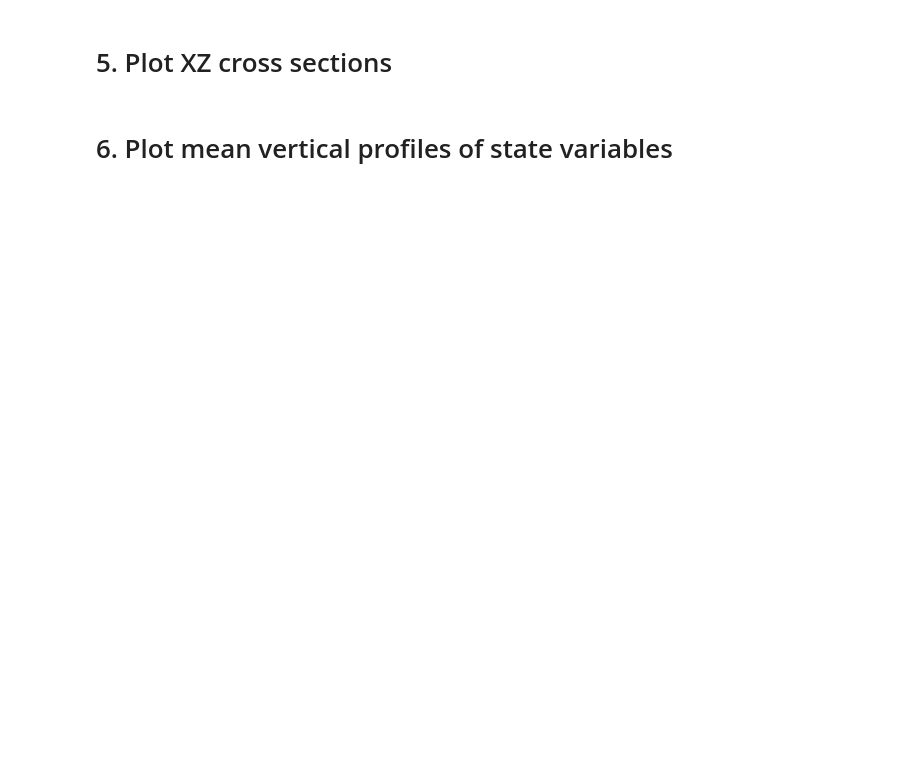
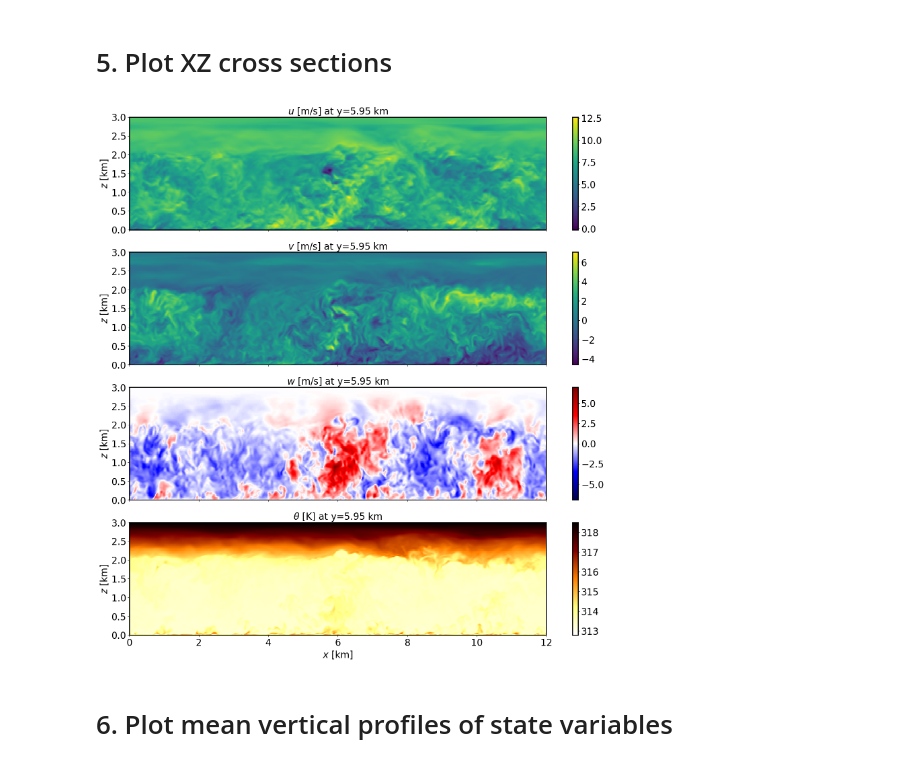
Before and after one commit to miguel-sg-2/FastEddy-model, a Jupyter notebook: tutorials/notebooks/MAKE_FE_TUTORIAL_PLOTS.ipynb, the cells around one changed output. Cells and saved outputs as stored; diff of their text form; code cells hidden in the pictures; blank space fills up the shorter version.

```diff
--- a/tutorials/notebooks/MAKE_FE_TUTORIAL_PLOTS.ipynb
+++ b/tutorials/notebooks/MAKE_FE_TUTORIAL_PLOTS.ipynb
@@ -24,18 +31,18 @@ check_imports()
 ##########################
 # BEGIN USER EDIT REGION #
 ##########################
-path_base = "INSERT_PATH_TO_YOUR_RUN_DIRECTORY"
+path_base = "INSERT_PATH_TO_YOUR_RUN_DIRECTORY\"
 path_end = "/output/"      # FOR EACH CASE, SUBDIRECTORY PATHS TO OUTPUT
 
-save_plot_opt = 1          # 0-DO NOT SAVE PLOTS, 1-SAVE PLOTS
+save_plot_opt = 0 # 1          # 0-DO NOT SAVE PLOTS, 1-SAVE PLOTS
 
-case = 'neutral' # USER SELECTED CASE: 'stable', 'convective', 'neutral', 'canopy', 'offshore'
+case = 'convective' # USER SELECTED CASE: 'stable', 'convective', 'neutral', 'canopy', 'offshore', 'dispersion'
 
 if (case=='neutral'):
     zChoose = 100.0 # VERTICAL HEIGHT TO MAKE XY PLOTS
     z_max = 1000.0 # maximum height to plot in the vertical crossections/profiles
     cases_FE = ['Example01_NBL'] # SUBDIRECTORY PATHS TO EACH CASE
-    output_base = ["FE_NBL."] # OUTPUT FILE NAMES FOR EACH CASE (NBL: NEUTRAL, CBL: CONVECTIVE, and SBL: STABLE)
+    output_base = ["FE_NBL."] # OUTPUT FILE NAMES FOR EACH CASE
     FE_timestep = ['630000'] # FINAL TIME STEPS OF CASES
     FE_timestep_avg = ['540000','555000','570000','585000','600000','615000','630000'] # Output files used for temporal averaging
     path_figure = path_base + cases_FE[0] + '/FIGS/' # BASE PATH TO FIGURES IF save_plot_opt=1
@@ -47,7 +54,7 @@ elif (case=='convective'):
     zChoose = 500.0 # VERTICAL HEIGHT TO MAKE XY PLOTS
     z_max = 3000.0 # maximum height to plot in the vertical crossections/profiles
     cases_FE = ['Example02_CBL'] # SUBDIRECTORY PATHS TO EACH CASE
-    output_base = ["FE_CBL."] # OUTPUT FILE NAMES FOR EACH CASE (NBL: NEUTRAL, CBL: CONVECTIVE, and SBL: STABLE)
+    output_base = ["FE_CBL."] # OUTPUT FILE NAMES FOR EACH CASE
     FE_timestep = ['288000'] # FINAL TIME STEPS OF CASES
     FE_timestep_avg = ['216000','228000','240000','252000','264000','276000','288000'] # Output files used for temporal averaging
     path_figure = path_base + cases_FE[0] + '/FIGS/' # BASE PATH TO FIGURES IF save_plot_opt=1
@@ -59,7 +66,7 @@ elif (case=='stable'):
     zChoose = 50.0 # VERTICAL HEIGHT TO MAKE XY PLOTS
     z_max = 300.0 # maximum height to plot in the vertical crossections/profiles
     cases_FE = ['Example03_SBL'] # SUBDIRECTORY PATHS TO EACH CASE
-    output_base = ["FE_SBL."] # OUTPUT FILE NAMES FOR EACH CASE (NBL: NEUTRAL, CBL: CONVECTIVE, and SBL: STABLE)
+    output_base = ["FE_SBL."] # OUTPUT FILE NAMES FOR EACH CASE
     FE_timestep = ['8640000'] # FINAL TIME STEPS OF CASES
     FE_timestep_avg = ['7992000','8100000','8208000','8316000','8424000','8532000','8640000'] # Output files used for temporal averaging
     path_figure = path_base + cases_FE[0] + '/FIGS/' # BASE PATH TO FIGURES IF save_plot_opt=1
@@ -72,7 +79,7 @@ elif (case=='canopy'):
     z_max = 300.0 # maximum height to plot in the vertical crossections/profiles
     z_canopy = 30.0
     cases_FE = ['Example05_CANOPY'] # SUBDIRECTORY PATHS TO EACH CASE
-    output_base = ["FE_CANOPY."] # OUTPUT FILE NAMES FOR EACH CASE (NBL: NEUTRAL, CBL: CONVECTIVE, and SBL: STABLE)
+    output_base = ["FE_CANOPY."] # OUTPUT FILE NAMES FOR EACH CASE
     FE_timestep = ['1440000'] # FINAL TIME STEPS OF CASES
     FE_timestep_avg = ['1260000','1290000','1320000','1350000','1380000','1410000','1440000'] # Output files used for temporal averaging
     path_figure = path_base + cases_FE[0] + '/FIGS/' # BASE PATH TO FIGURES IF save_plot_opt=1
@@ -82,11 +89,28 @@ elif (case=='canopy'):
     zline_val = z_canopy
 elif (case=='offshore'):
     zChoose = 500.0 # VERTICAL HEIGHT TO MAKE XY PLOTS
-    z_max = 2000.0 # 1500.0 # maximum height to plot in the vertical crossections/profiles
+    z_max = 2000.0 # maximum height to plot in the vertical crossections/profiles
     cases_FE = ['Example06_OFFSHORE'] # SUBDIRECTORY PATHS TO EACH CASE
-    output_base = ["FE_OFFSHORE."] # OUTPUT FILE NAMES FOR EACH CASE (NBL: NEUTRAL, CBL: CONVECTIVE, and SBL: STABLE)
+    output_base = ["FE_OFFSHORE."] # OUTPUT FILE NAMES FOR EACH CASE
     FE_timestep = ['360000'] # FINAL TIME STEPS OF CASES
     FE_timestep_avg = ['315000','322500','330000','337500','345000','352500','360000'] # Output files used for temporal averaging
+    path_figure = path_base + cases_FE[0] + '/FIGS/' # BASE PATH TO FIGURES IF save_plot_opt=1
+    sizeX_XZ = 12
+    sizeY_XZ = 12
+    zline_opt = 0
+    zline_val = zChoose
+elif (case=='dispersion'):
+    zChoose = 3.0 # VERTICAL HEIGHT TO MAKE XY PLOTS
+    zDisper = 30.0 # 65.0 # VERTICAL HEIGHT TO MAKE XY PLOTS
+    xDisper = [1400,1750,2000] # [1400,1600,1800,2000]
+    z_max = 1000.0 # maximum height to plot in the vertical crossections/profiles
+    cases_FE = ['Example07_DISPERSION_SBL'] # SUBDIRECTORY PATH TO THE SBL CASE
+    # cases_FE = ['Example07_DISPERSION_CBL'] # SUBDIRECTORY PATH TO THE SBL CASE
+    output_base = ["FE_DISPERSION."] # OUTPUT FILE NAMES FOR EACH CASE
+    FE_timestep = ['360000'] # FINAL TIME STEPS OF CASES
+    FE_timestep_avg = ['300000','330000','360000']
+    min_c_val = -14
+    max_c_val = -6.5
     path_figure = path_base + cases_FE[0] + '/FIGS/' # BASE PATH TO FIGURES IF save_plot_opt=1
     sizeX_XZ = 12
     sizeY_XZ = 12
@@ -127,8 +176,11 @@ plot_XY_UVWTHETA(case, case_open, zChoose, save_plot_opt, path_figure, plot_qv_c
 # %%
 if (case=='offshore'):
     plot_qv_cont = 1
 else:
     plot_qv_cont = 0
-plot_XZ_UVWTHETA(case, case_open, z_max, sizeX_XZ, sizeY_XZ, save_plot_opt, path_figure, zline_opt, zline_val, plot_qv_cont)
+if (case!='dispersion'):
+    plot_XZ_UVWTHETA(case, case_open, z_max, sizeX_XZ, sizeY_XZ, save_plot_opt, path_figure, zline_opt, zline_val, plot_qv_cont)
+# %% [output]
+[figure, added]
 # %% [markdown]
 # 6. Plot mean vertical profiles of state variables
```
Also changed, not shown: parts of 12 cells of this notebook, 21 other files.
